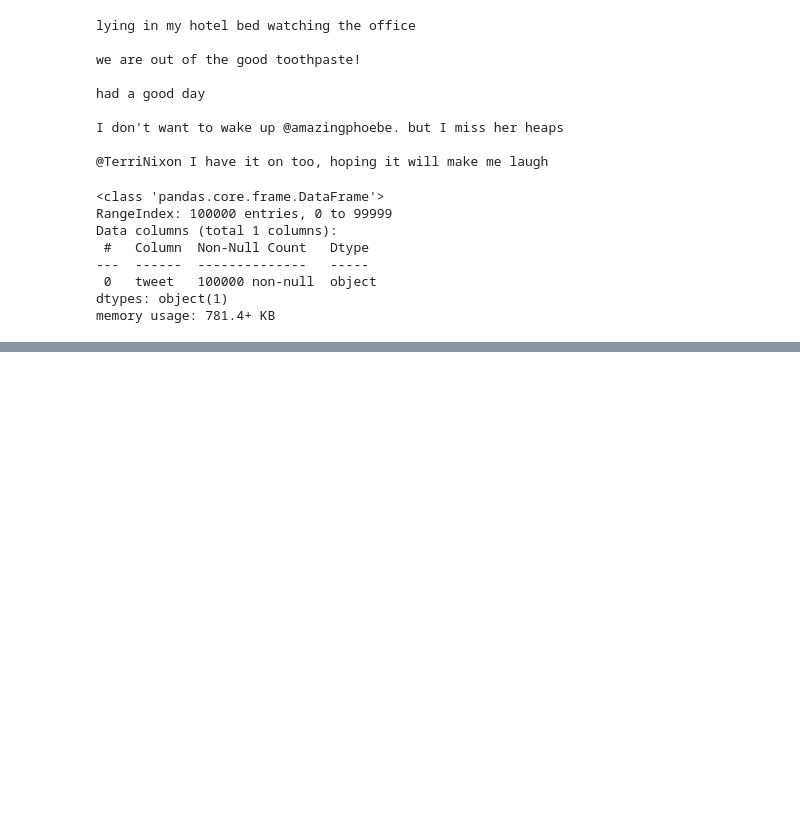
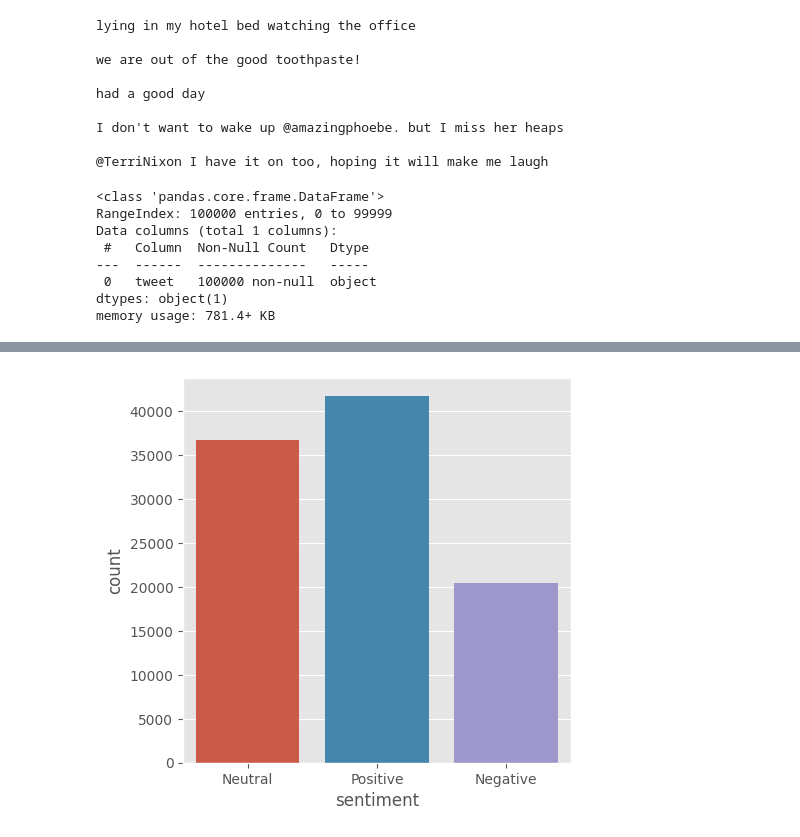
Before and after one commit to Jaydeep2709/sentiment_analysis_using_svm, a Jupyter notebook: notebook/MODEL_TRAINING.ipynb, the cells around one changed output, grey strips where cells are left out. Drawn from its saved outputs; the diff is of its cells as text; code cells hidden in the pictures; blank space fills up the shorter version.

```diff
--- a/notebook/MODEL_TRAINING.ipynb
+++ b/notebook/MODEL_TRAINING.ipynb
@@ -95,0 +117,6 @@ text_df['tweet'] = text_df['tweet'].apply(lambda x: stemming(x))
+# %%
+def polarity(Text):
+    return TextBlob(Text).sentiment.polarity
+# %%
+text_df['polarity'] = text_df['tweet'].apply(polarity)
+logging.info("Polarity is assigned to data successfully.")
@@ -95,0 +137,11 @@ text_df['tweet'] = text_df['tweet'].apply(lambda x: stemming(x))
+# %%
+def sentiment(label):
+    if label <0:
+        return "Negative"
+    elif label ==0:
+        return "Neutral"
+    elif label>0:
+        return "Positive"
+# %%
+text_df['sentiment'] = text_df['polarity'].apply(sentiment)
+logging.info("Sentiment add successfully.")
@@ -95,0 +157,5 @@ text_df['tweet'] = text_df['tweet'].apply(lambda x: stemming(x))
+# %%
+fig = plt.figure(figsize=(5,5))
+graph=sns.countplot(x='sentiment', data = text_df)
+# %% [output]
+[figure, added]
```
Also changed, not shown: parts of 27 cells of this notebook.
